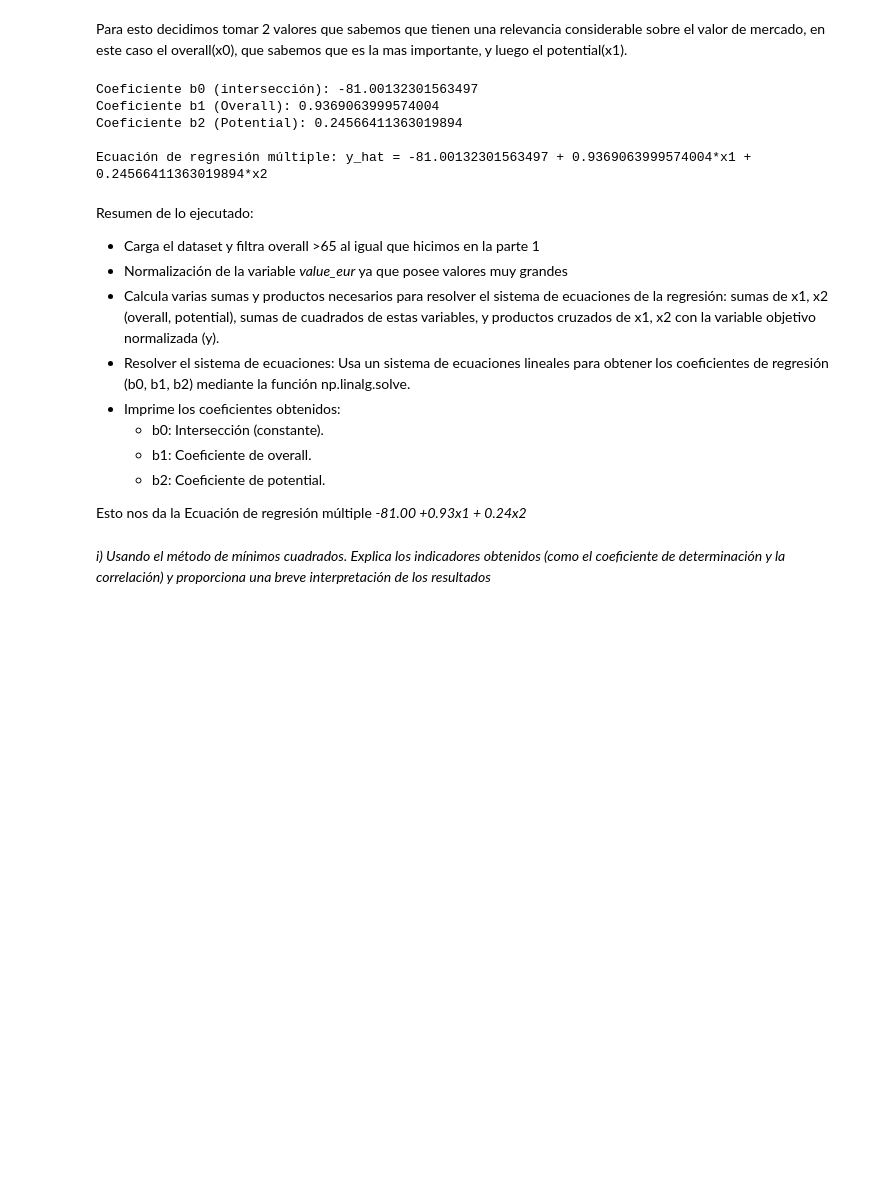
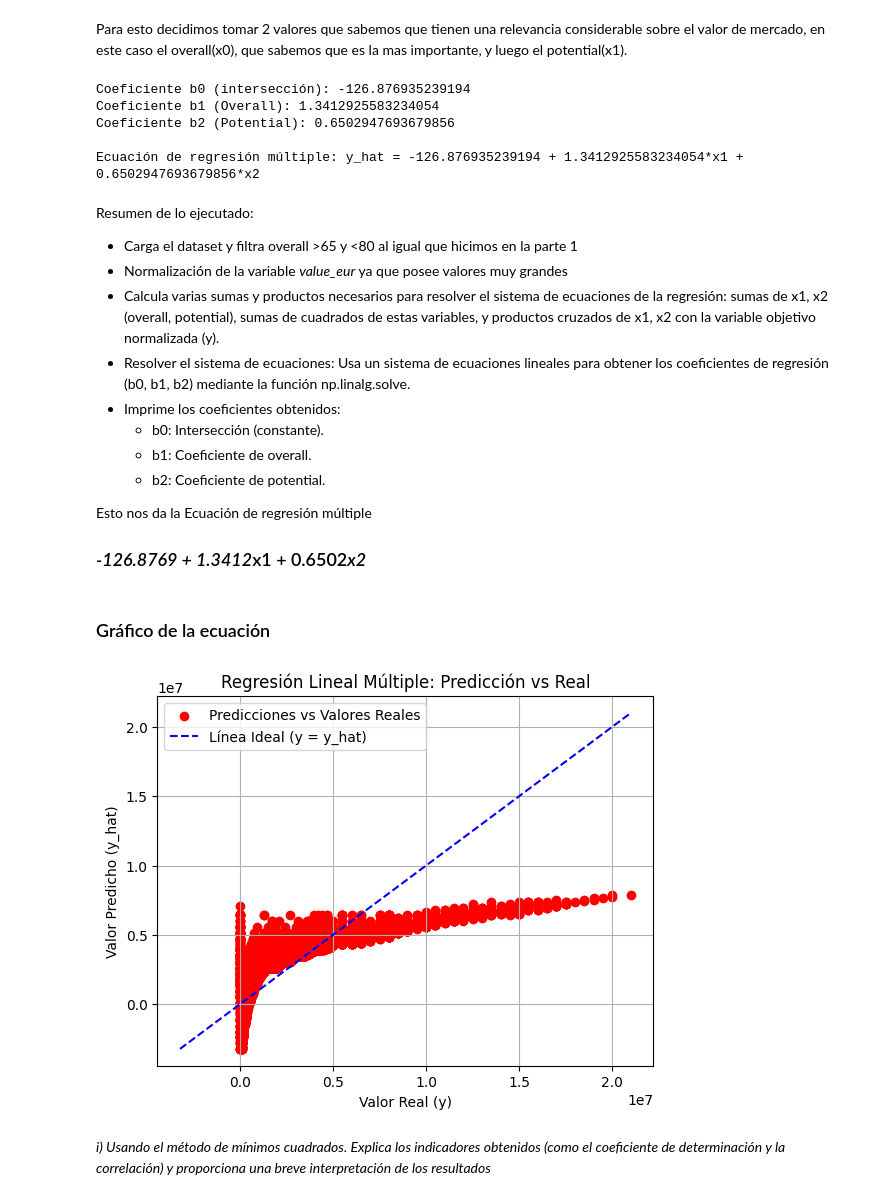
Before and after one commit to KinnaGt/MatematicaIV, a Jupyter notebook: analisis.ipynb, the cells around one changed output. Cells and saved outputs as stored; diff of their text form; code cells hidden in the pictures; blank space fills up the shorter version.

```diff
--- a/analisis.ipynb
+++ b/analisis.ipynb
@@ -216,7 +219,8 @@ x2_key = 'potential'
 df = df[[y_key, x1_key, x2_key]].dropna()
 
 # Filtrar datos con overall mayor a 65
-df = df[df["overall"] > 65]
+df = df[df[x1_key] > 55]
+df = df[df[x1_key] < 80]
 
 # Definir las variables
 x1 = df[x1_key].values
@@ -262,7 +266,7 @@ b2 = beta[2]  # Coeficiente de x2
 print(f"Coeficiente b0 (intersección): {b0}")
 print(f"Coeficiente b1 (Overall): {b1}")
 print(f"Coeficiente b2 (Potential): {b2}")
-print() # Para el salto de linea
+print()  # Para el salto de linea
 
 # Predicción usando la ecuación de regresión múltiple
 y_hat_normalized = b0 + b1 * x1 + b2 * x2
@@ -273,14 +277,14 @@ y_hat = y_min + (y_hat_normalized / 100) * (y_max - y_min)
 # Imprimir la ecuación de regresión múltiple
 print(f"Ecuación de regresión múltiple: y_hat = {b0} + {b1}*x1 + {b2}*x2")
 # %% [output]
-Coeficiente b0 (intersección): -81.00132301563497
-Coeficiente b1 (Overall): 0.9369063999574004
-Coeficiente b2 (Potential): 0.24566411363019894
+Coeficiente b0 (intersección): -126.876935239194
+Coeficiente b1 (Overall): 1.3412925583234054
+Coeficiente b2 (Potential): 0.6502947693679856
 
-Ecuación de regresión múltiple: y_hat = -81.00132301563497 + 0.9369063999574004*x1 + 0.24566411363019894*x2
+Ecuación de regresión múltiple: y_hat = -126.876935239194 + 1.3412925583234054*x1 + 0.6502947693679856*x2
 # %% [markdown]
 Resumen de lo ejecutado:
-* Carga el dataset y filtra overall >65 al igual que hicimos en la parte 1
+* Carga el dataset y filtra overall >65 y <80 al igual que hicimos en la parte 1
 * Normalización de la variable *value_eur* ya que posee valores muy grandes
 * Calcula varias sumas y productos necesarios para resolver el sistema de ecuaciones de la regresión: sumas de x1, x2 (overall, potential), sumas de cuadrados de estas variables, y productos cruzados de x1, x2 con la variable objetivo normalizada (y).
 * Resolver el sistema de ecuaciones: Usa un sistema de ecuaciones lineales para obtener los coeficientes de regresión (b0, b1, b2) mediante la función np.linalg.solve.
@@ -291,7 +295,31 @@ Resumen de lo ejecutado:
 
 
 Esto nos da la Ecuación de regresión múltiple
-*-81.00 +0.93x1 + 0.24x2*
+### *-126.8769 + 1.3412*x1 + 0.6502*x2*
+# %% [markdown]
+### Gráfico de la ecuación
+# %%
+# Crear el gráfico de dispersión
+plt.scatter(y, y_hat, color='red', label='Predicciones vs Valores Reales')
+
+# Añadir la línea de referencia de "predicción perfecta"
+min_val = min(y.min(), y_hat.min())
+max_val = max(y.max(), y_hat.max())
+plt.plot([min_val, max_val], [min_val, max_val], color='blue', linestyle='--', label='Línea Ideal (y = y_hat)')
+
+# Etiquetas del gráfico
+plt.xlabel('Valor Real (y)')
+plt.ylabel('Valor Predicho (y_hat)')
+plt.title('Regresión Lineal Múltiple: Predicción vs Real')
+
+# Mostrar leyenda
+plt.legend()
+
+# Mostrar gráfico
+plt.grid()
+plt.show()
+# %% [output]
+[figure, added]
 # %% [markdown]
 *i) Usando el método de mínimos cuadrados. Explica los indicadores obtenidos (como el
 coeficiente de determinación y la correlación) y proporciona una breve interpretación de los
```
Also changed, not shown: parts of 12 cells of this notebook, 2 other files.
